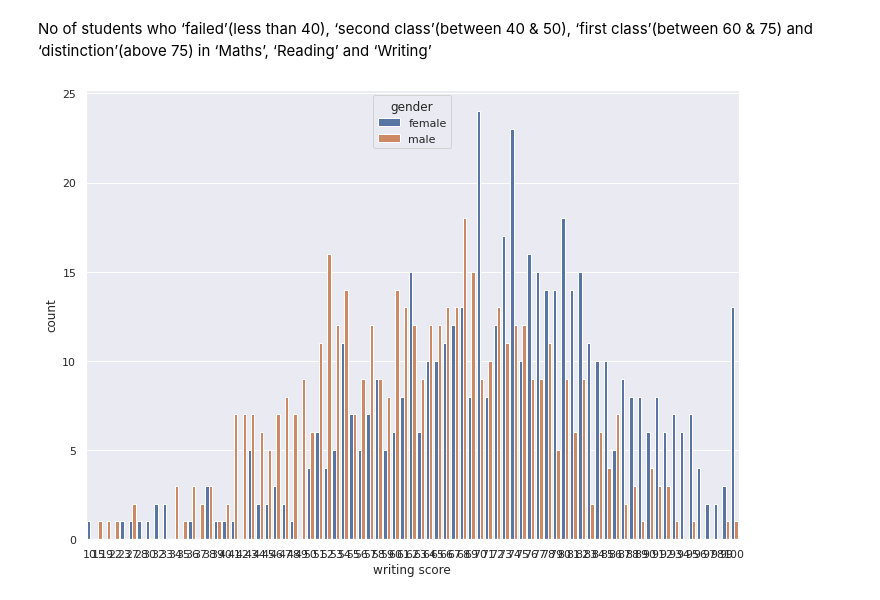
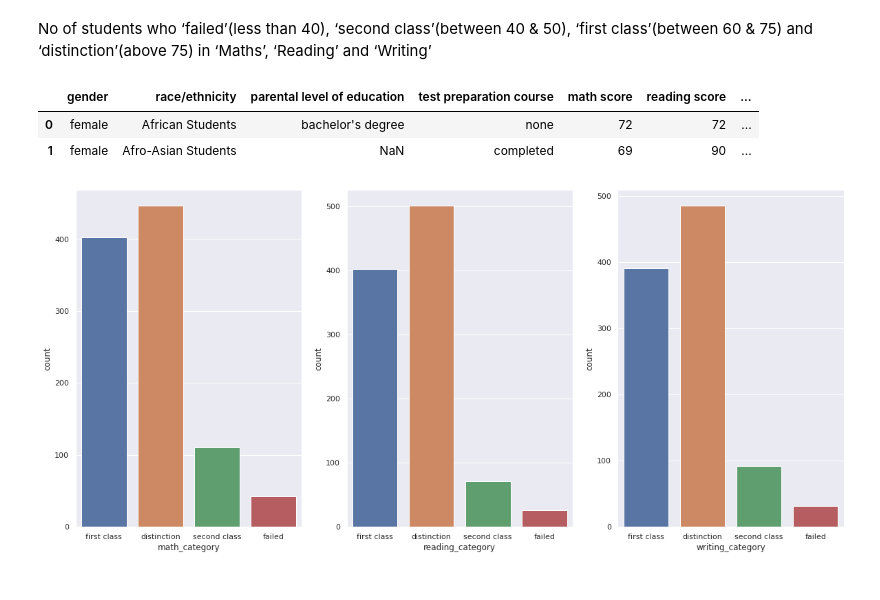
Before and after one commit to nishJay/Scripting-Lab-Codes, a Jupyter notebook: Student_Performance.ipynb, the cells around one changed output. Drawn from its saved outputs; the diff is of its cells as text; code cells hidden in the pictures.

```diff
--- a/Student_Performance.ipynb
+++ b/Student_Performance.ipynb
@@ -160,7 +162,3 @@ ax1.set(title = 'Total Number of Male & Female Students belonging to each studen
 [figure]
 # %% [markdown]
 No of students who ‘failed’(less than 40), ‘second class’(between 40 & 50), ‘first class’(between 60 & 75) and ‘distinction’(above 75) in ‘Maths’, ‘Reading’ and ‘Writing’
-# %%
-ax2 = sns.countplot(data= df, x = 'writing score', hue = 'gender')
-# %% [output]
-[figure, removed]
@@ -166,0 +170,19 @@ ax2 = sns.countplot(data= df, x = 'writing score', hue = 'gender')
+# %%
+category('math')
+category('reading')
+category('writing')
+df.head(2)
+# %% [output]
+|  | gender | race/ethnicity | parental level of education | test preparation course | math score | reading score | ... |
+| 0 | female | African Students | bachelor's degree | none | 72 | 72 | ... |
+| 1 | female | Afro-Asian Students | NaN | completed | 69 | 90 | ... |
+# %%
+fig, ax = plt.subplots(nrows=1, ncols=3, figsize=(20,9))
+def plotting(stri, i):
+  sns.countplot(data=df, x=stri+'_category', ax=ax[i])
+
+plotting('math',0)
+plotting('reading',1)
+plotting('writing',2)
+# %% [output]
+[figure, added]
```
Also changed, not shown: parts of 5 cells of this notebook.
